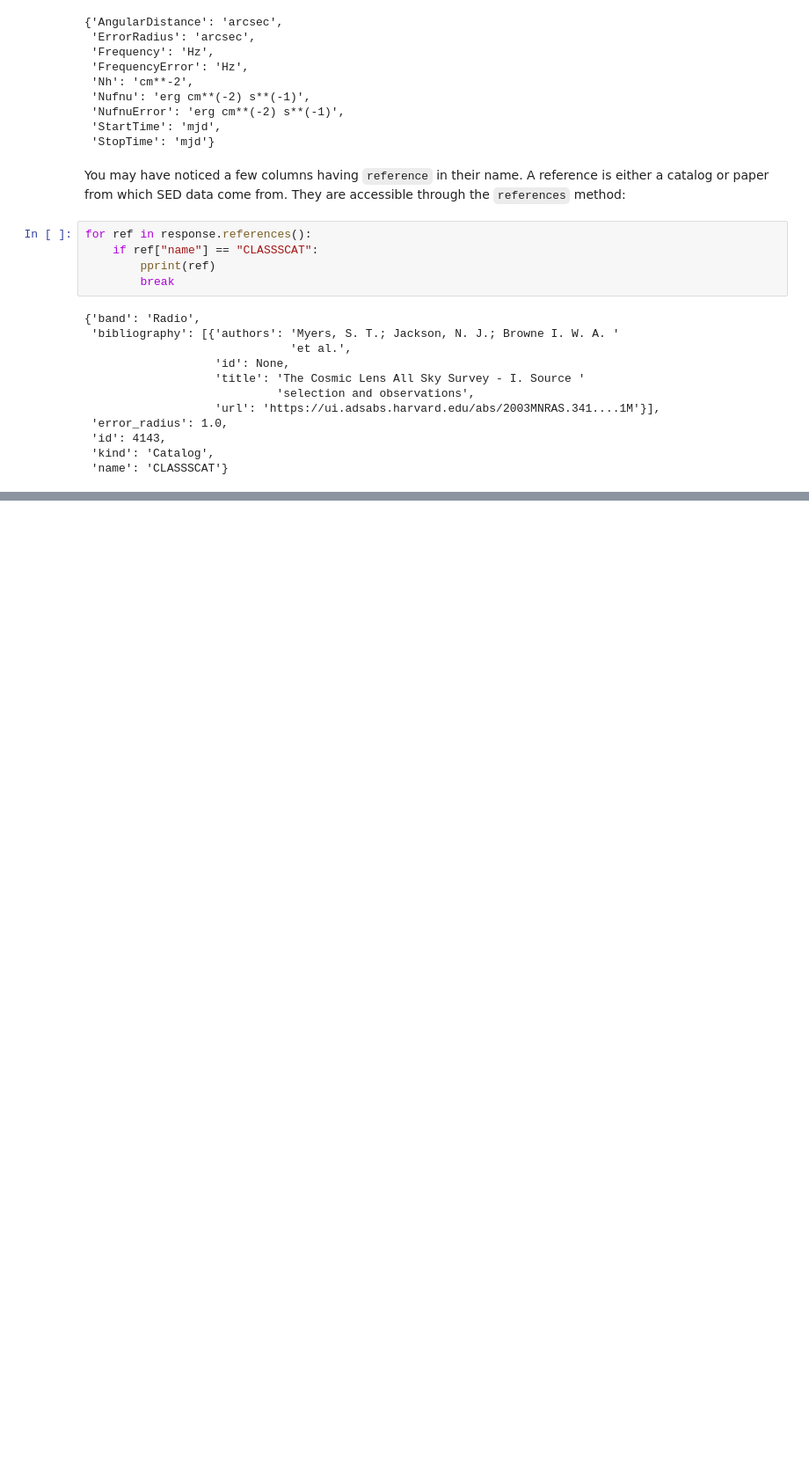
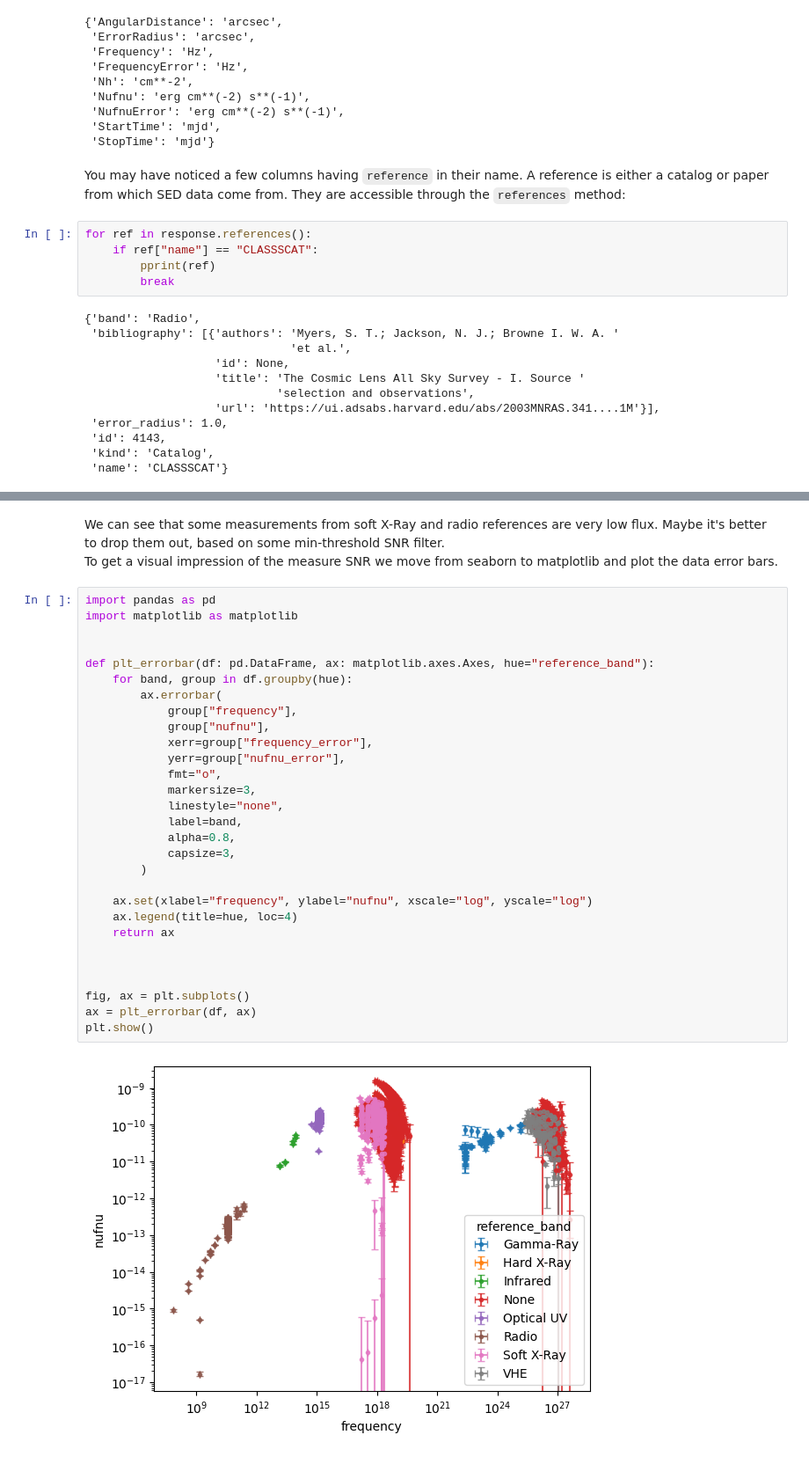
Before and after one commit to peppedilillo/sedbuilder-demo, a Jupyter notebook: demo.ipynb, the cells around one changed output, grey strips where cells are left out. Shown at 88% size. Saved outputs shown, nothing was run; the diff lists cells and outputs as text; blank space fills up the shorter version.

```diff
--- a/demo.ipynb
+++ b/demo.ipynb
@@ -119,0 +132,34 @@ for ref in response.references():
+# %% [markdown]
+We can see that some measurements from soft X-Ray and radio references are very low flux. Maybe it's better to drop them out, based on some min-threshold SNR filter. <br>
+To get a visual impression of the measure SNR we move from seaborn to matplotlib and plot the data error bars.
+# %%
+import pandas as pd
+import matplotlib as matplotlib
+
+
+def plt_errorbar(df: pd.DataFrame, ax: matplotlib.axes.Axes, hue="reference_band"):
+    for band, group in df.groupby(hue):
+        ax.errorbar(
+            group["frequency"],
+            group["nufnu"],
+            xerr=group["frequency_error"],
+            yerr=group["nufnu_error"],
+            fmt="o",
+            markersize=3,
+            linestyle="none",
+            label=band,
+            alpha=0.8,
+            capsize=3,
+        )
+
+    ax.set(xlabel="frequency", ylabel="nufnu", xscale="log", yscale="log")
+    ax.legend(title=hue, loc=4)
+    return ax
+
+
+
+fig, ax = plt.subplots()
+ax = plt_errorbar(df, ax)
+plt.show()
+# %% [output]
+[figure, added]
```
Also changed, not shown: parts of 23 cells of this notebook.
